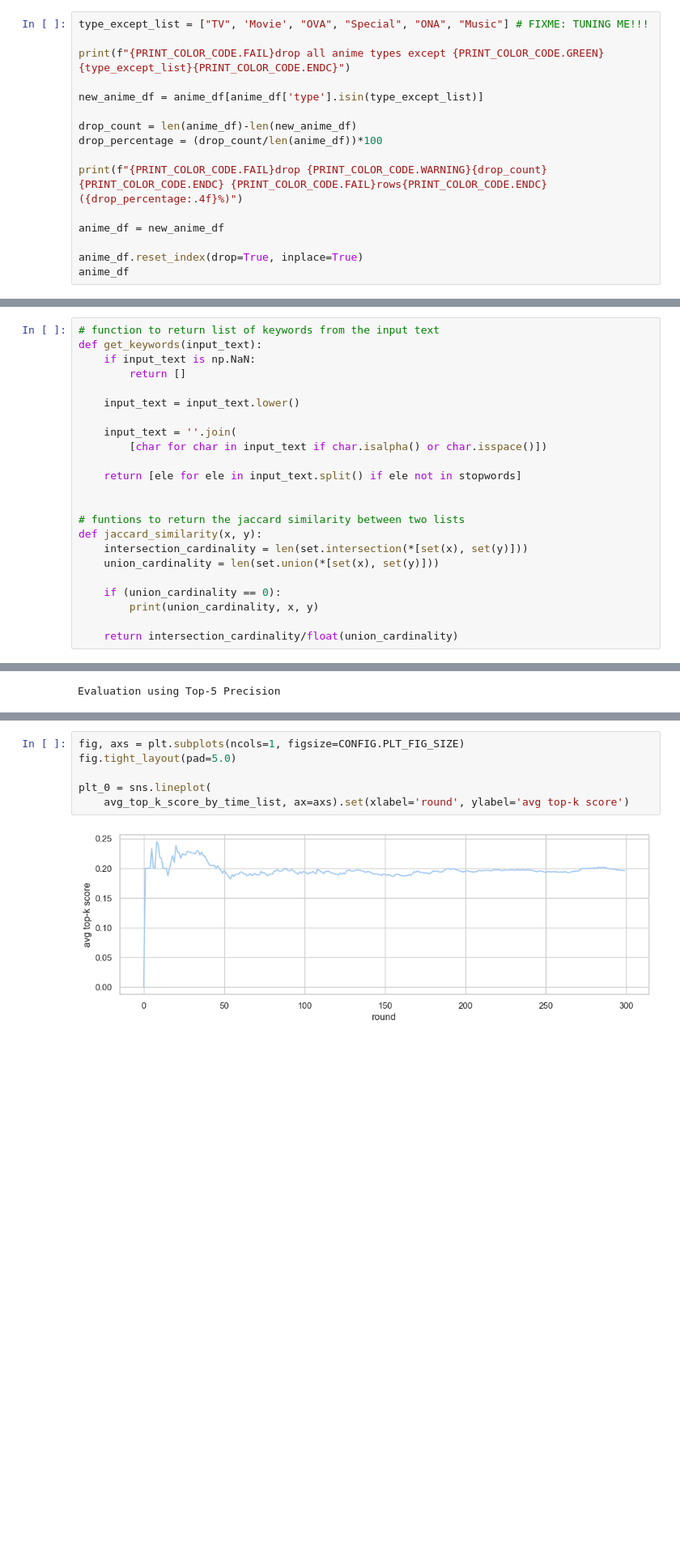
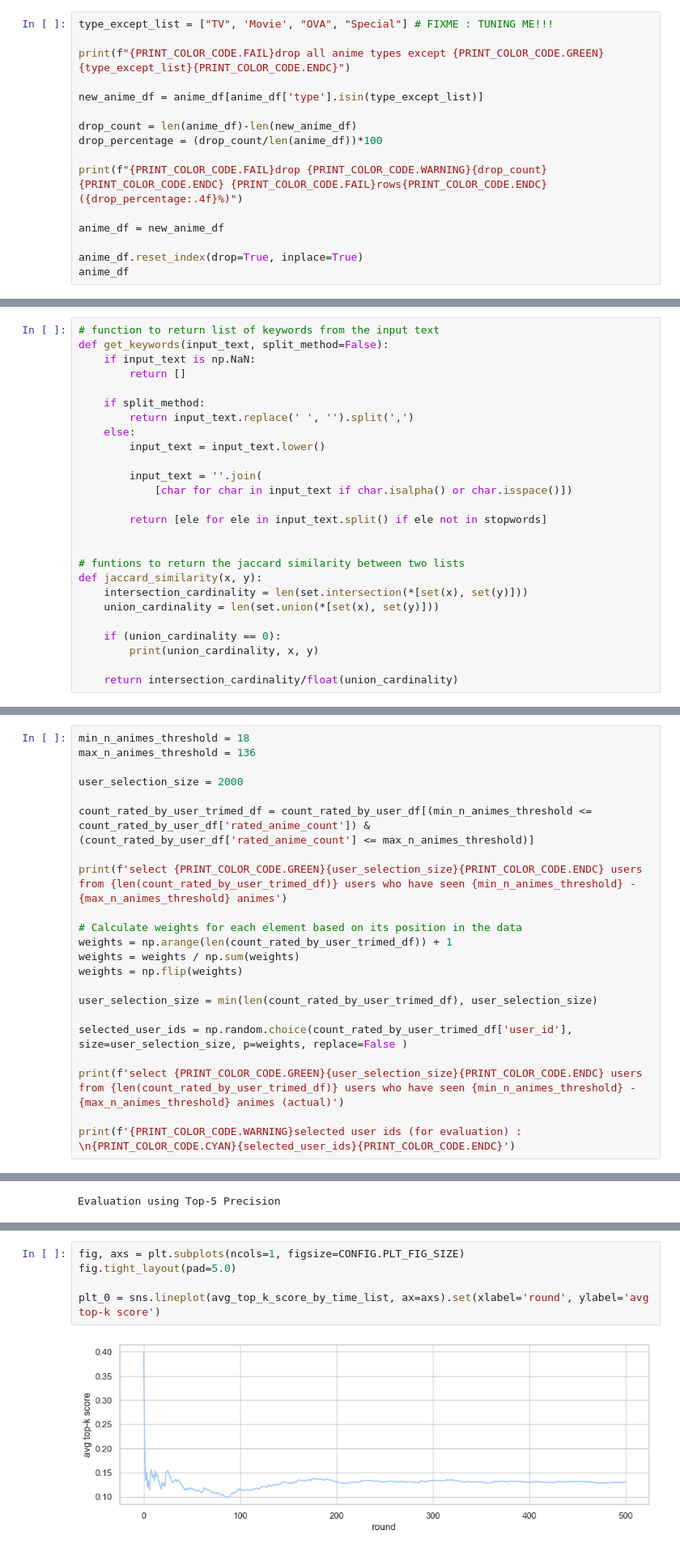
Before and after one commit to phukphoom/anime-recommander-system, a Jupyter notebook: AnimeRecommenderSystem/anime3.ipynb, the cells around one changed output, grey strips where cells are left out. Shown: that part at 81% size. Cells and saved outputs as stored; diff of their text form; blank space fills up the shorter version.

Commit message:
feat: improve evaluation

```diff
--- a/AnimeRecommenderSystem/anime3.ipynb
+++ b/AnimeRecommenderSystem/anime3.ipynb
@@ -265,5 +203,5 @@ In Anime DataFrame, drop all anime types except `TV` and `Movie`
 # %%
-type_except_list = ["TV", 'Movie', "OVA", "Special", "ONA", "Music"] # FIXME: TUNING ME!!!
+type_except_list = ["TV", 'Movie', "OVA", "Special"] # FIXME : TUNING ME!!!
 
 print(f"{PRINT_COLOR_CODE.FAIL}drop all anime types except {PRINT_COLOR_CODE.GREEN}{type_except_list}{PRINT_COLOR_CODE.ENDC}")
 
@@ -516,16 +454,19 @@ True
 ### 3. **Define Util Functions**
 # %%
 # function to return list of keywords from the input text
-def get_keywords(input_text):
+def get_keywords(input_text, split_method=False):
     if input_text is np.NaN:
         return []
 
-    input_text = input_text.lower()
+    if split_method:
+        return input_text.replace(' ', '').split(',')
+    else:
+        input_text = input_text.lower()
 
-    input_text = ''.join(
-        [char for char in input_text if char.isalpha() or char.isspace()])
+        input_text = ''.join(
+            [char for char in input_text if char.isalpha() or char.isspace()])
 
-    return [ele for ele in input_text.split() if ele not in stopwords]
+        return [ele for ele in input_text.split() if ele not in stopwords]
 
 
 # funtions to return the jaccard similarity between two lists
@@ -623,0 +518,22 @@ selected user ids (for evaluation) : [23911 14242  5123  5027 26906 18265 50328
+# %%
+min_n_animes_threshold = 18
+max_n_animes_threshold = 136
+
+user_selection_size = 2000
+
+count_rated_by_user_trimed_df = count_rated_by_user_df[(min_n_animes_threshold <= count_rated_by_user_df['rated_anime_count']) & (count_rated_by_user_df['rated_anime_count'] <= max_n_animes_threshold)]
+
+print(f'select {PRINT_COLOR_CODE.GREEN}{user_selection_size}{PRINT_COLOR_CODE.ENDC} users from {len(count_rated_by_user_trimed_df)} users who have seen {min_n_animes_threshold} - {max_n_animes_threshold} animes')
+
+# Calculate weights for each element based on its position in the data
+weights = np.arange(len(count_rated_by_user_trimed_df)) + 1
+weights = weights / np.sum(weights)
+weights = np.flip(weights)
+
+user_selection_size = min(len(count_rated_by_user_trimed_df), user_selection_size)
+
+selected_user_ids = np.random.choice(count_rated_by_user_trimed_df['user_id'], size=user_selection_size, p=weights, replace=False )
+
+print(f'select {PRINT_COLOR_CODE.GREEN}{user_selection_size}{PRINT_COLOR_CODE.ENDC} users from {len(count_rated_by_user_trimed_df)} users who have seen {min_n_animes_threshold} - {max_n_animes_threshold} animes (actual)')
+
+print(f'{PRINT_COLOR_CODE.WARNING}selected user ids (for evaluation) : \n{PRINT_COLOR_CODE.CYAN}{selected_user_ids}{PRINT_COLOR_CODE.ENDC}')
@@ -661,11 +614,10 @@ avg_top_k_score : 0.19600000000000017
 # %%
 fig, axs = plt.subplots(ncols=1, figsize=CONFIG.PLT_FIG_SIZE)
 fig.tight_layout(pad=5.0)
 
-plt_0 = sns.lineplot(
-    avg_top_k_score_by_time_list, ax=axs).set(xlabel='round', ylabel='avg top-k score')
+plt_0 = sns.lineplot(avg_top_k_score_by_time_list, ax=axs).set(xlabel='round', ylabel='avg top-k score')
 # %% [output]
-[figure, old version]
+[figure, new version]
 # %% [markdown]
 #### 5.2. **Evaluation** using **AUC**
 # %%
```
Also changed, not shown: parts of 37 cells of this notebook, 3 other files.
